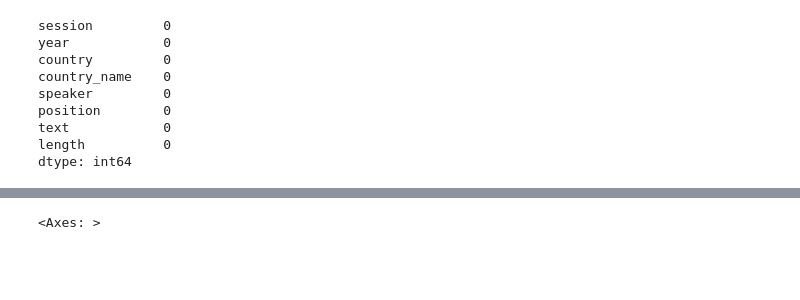
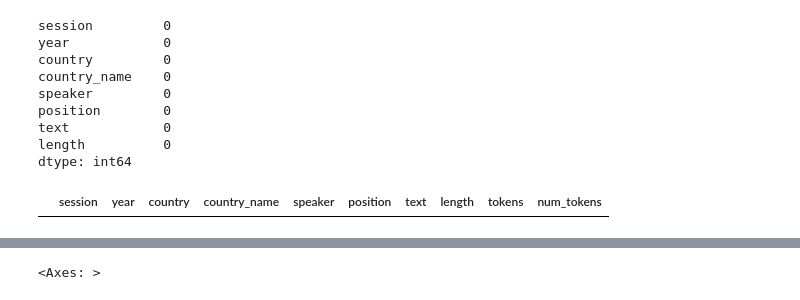
Before and after one commit to tejareddy555/Text-based-analysis, a Jupyter notebook: classwork24.ipynb, the cells around one changed output, grey strips where cells are left out. Drawn from its saved outputs; the diff is of its cells as text; code cells hidden in the pictures; blank space fills up the shorter version.

```diff
--- a/classwork24.ipynb
+++ b/classwork24.ipynb
@@ -33,4 +34,4 @@ please provide us feedback at https://github.com/pandas-dev/pandas/issues/54466
 | 18 | 25 | 1970 | GBR | United Kingdom | Sir Alec DOUGLASHOME | NaN | 110.\t Mr. President, I should li... |
 | 19 | 25 | 1970 | GHA | Ghana | Mr. OWUSU | NaN | 121.\t I should like to begin by ... |
 # %%
-df
+df = df.sample(frac=0.2)
@@ -159,4 +146,8 @@ dtype: int64
 df['speaker'] = df['speaker'].str.upper()
 df['position'] = df['position'].str.upper()
 df['text'] = df['text'].str.upper()
+# %%
+df[df['speaker'].str.contains('BUSH')]
+# %% [output]
+|  | session | year | country | country_name | speaker | position | text | length | tokens | num_tokens |
 # %%
```
Also changed, not shown: parts of 33 cells of this notebook.
